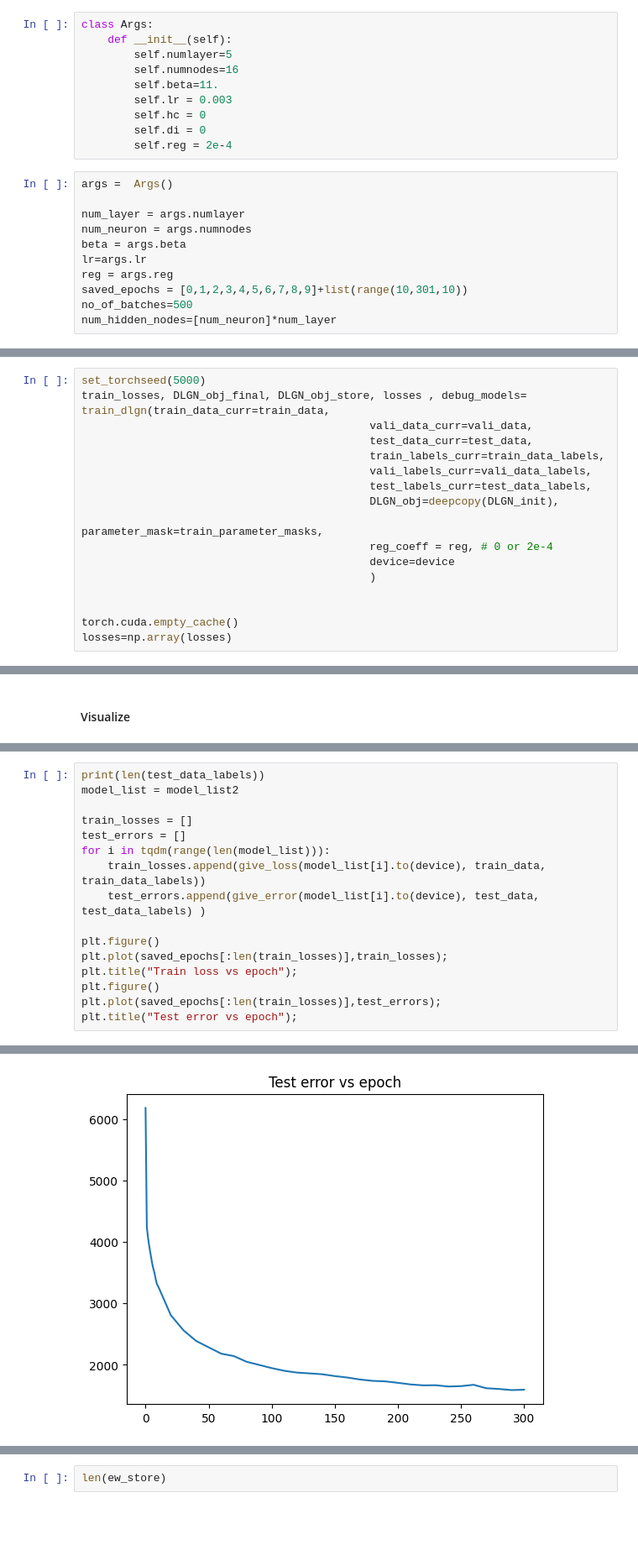
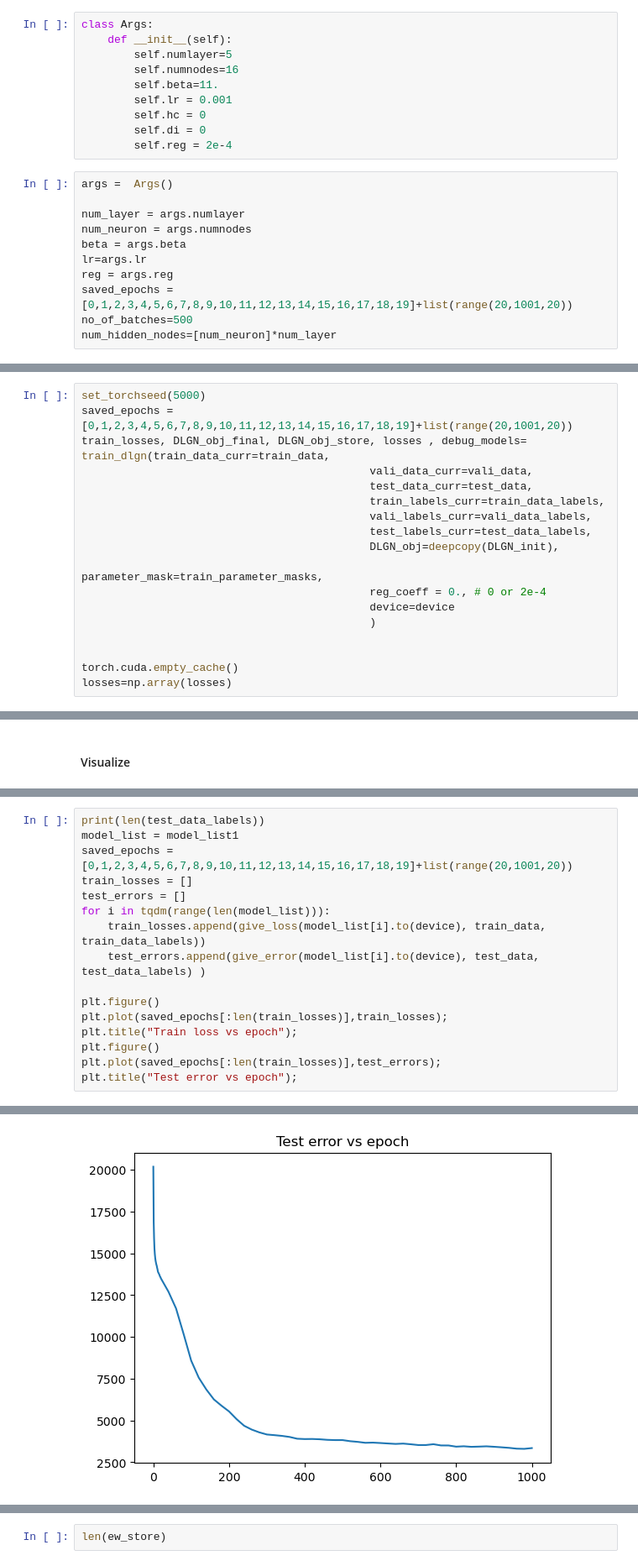
Before and after one commit to JignasaBhunia/layer-lenses-testbed, a Jupyter notebook: notebooks/old_notebooks/layers_as_lenses/code/multi_path_dlgn.ipynb, the cells around one changed output, grey strips where cells are left out. Shown at 84% size. Cells and saved outputs as stored; diff of their text form; blank space fills up the shorter version.

```diff
--- a/notebooks/old_notebooks/layers_as_lenses/code/multi_path_dlgn.ipynb
+++ b/notebooks/old_notebooks/layers_as_lenses/code/multi_path_dlgn.ipynb
@@ -178,7 +178,7 @@ class Args:
         self.numlayer=5
         self.numnodes=16
         self.beta=11.
-        self.lr = 0.003
+        self.lr = 0.001
         self.hc = 0
         self.di = 0
         self.reg = 2e-4
@@ -190,7 +190,7 @@ num_neuron = args.numnodes
 beta = args.beta
 lr=args.lr
 reg = args.reg
-saved_epochs = [0,1,2,3,4,5,6,7,8,9]+list(range(10,301,10))
+saved_epochs = [0,1,2,3,4,5,6,7,8,9,10,11,12,13,14,15,16,17,18,19]+list(range(20,1001,20))
 no_of_batches=500
 num_hidden_nodes=[num_neuron]*num_layer
 # %% [markdown]
@@ -378,5 +394,6 @@ saved_epochs = [0,1,2,3,4,5,6,7,8,9]+list(range(10,301,10)) + list(range(301, 11
 # %%
 set_torchseed(5000)
+saved_epochs = [0,1,2,3,4,5,6,7,8,9,10,11,12,13,14,15,16,17,18,19]+list(range(20,1001,20))
 train_losses, DLGN_obj_final, DLGN_obj_store, losses , debug_models= train_dlgn(train_data_curr=train_data,
                                             vali_data_curr=vali_data,
                                             test_data_curr=test_data,
@@ -385,7 +402,7 @@ train_losses, DLGN_obj_final, DLGN_obj_store, losses , debug_models= train_dlgn(
                                             test_labels_curr=test_data_labels,
                                             DLGN_obj=deepcopy(DLGN_init),
                                             parameter_mask=train_parameter_masks,
-                                            reg_coeff = reg, # 0 or 2e-4
+                                            reg_coeff = 0., # 0 or 2e-4
                                             device=device
                                             )
 
@@ -467,7 +553,7 @@ model_list2 = DLGN_obj_store_2
 # %%
 print(len(test_data_labels))
-model_list = model_list2
-
+model_list = model_list1
+saved_epochs = [0,1,2,3,4,5,6,7,8,9,10,11,12,13,14,15,16,17,18,19]+list(range(20,1001,20))
 train_losses = []
 test_errors = []
 for i in tqdm(range(len(model_list))):
@@ -486,4 +572,4 @@ plt.title("Test error vs epoch");
-[figure, old version]
+[figure, new version]
 # %%
 print(len(test_data_labels))
 model_list = model_list2
```
Also changed, not shown: parts of 10 cells of this notebook, 9 other files.
